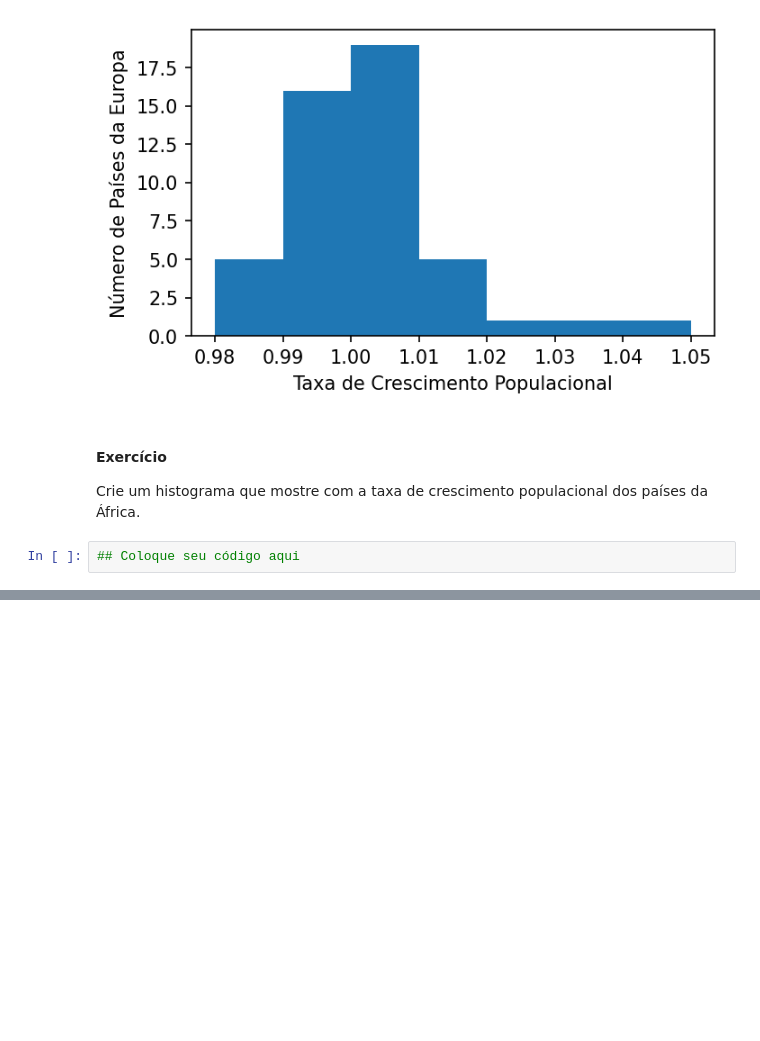
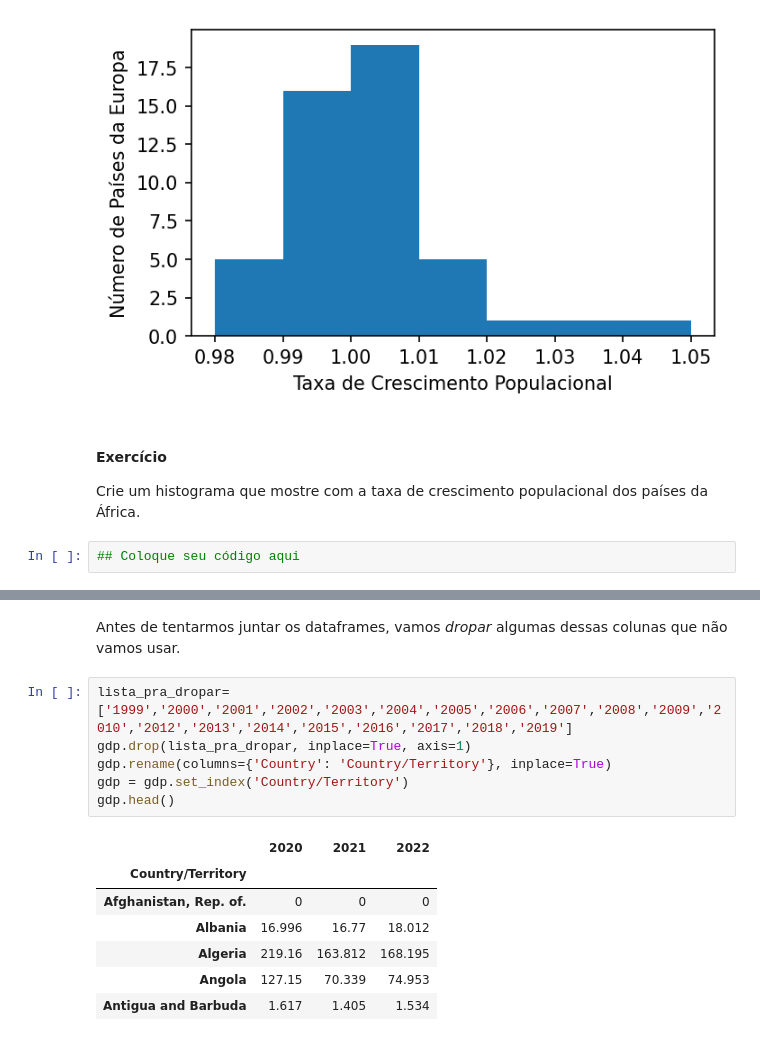
Before and after one commit to heitorhenriques/MiniCurso, a Jupyter notebook: Aula 4/Aula4.ipynb, the cells around one changed output, grey strips where cells are left out. Drawn from its saved outputs; the diff is of its cells as text; blank space fills up the shorter version.

```diff
--- a/Aula 4/Aula4.ipynb
+++ b/Aula 4/Aula4.ipynb
@@ -414,0 +432,16 @@ Crie um histograma que mostre com a taxa de crescimento populacional dos países
+# %% [markdown]
+Antes de tentarmos juntar os dataframes, vamos *dropar* algumas dessas colunas que não vamos usar.
+# %%
+lista_pra_dropar=['1999','2000','2001','2002','2003','2004','2005','2006','2007','2008','2009','2010','2012','2013','2014','2015','2016','2017','2018','2019']
+gdp.drop(lista_pra_dropar, inplace=True, axis=1)
+gdp.rename(columns={'Country': 'Country/Territory'}, inplace=True)
+gdp = gdp.set_index('Country/Territory')
+gdp.head()
+# %% [output]
+|  | 2020 | 2021 | 2022 |
+| Country/Territory |  |  |  |
+| Afghanistan, Rep. of. | 0 | 0 | 0 |
+| Albania | 16.996 | 16.77 | 18.012 |
+| Algeria | 219.16 | 163.812 | 168.195 |
+| Angola | 127.15 | 70.339 | 74.953 |
+| Antigua and Barbuda | 1.617 | 1.405 | 1.534 |
```
Also changed, not shown: parts of 16 cells of this notebook, 2 other files.
